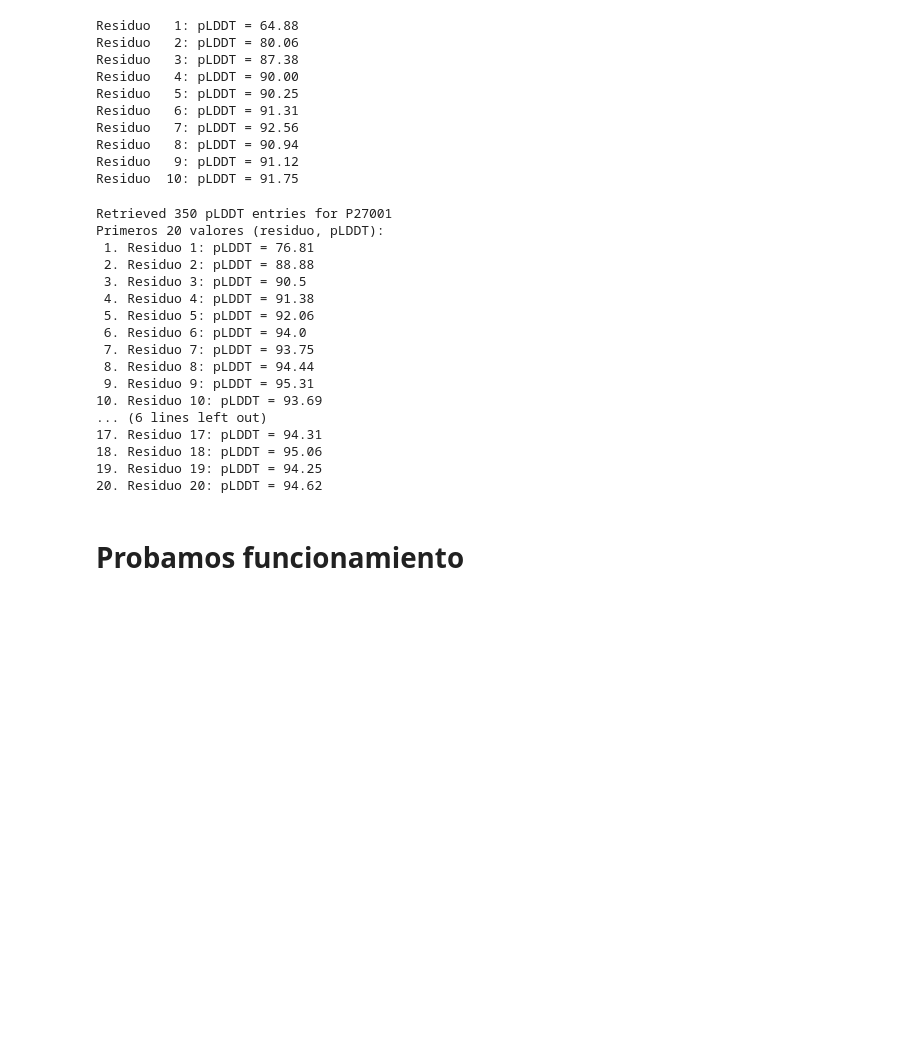
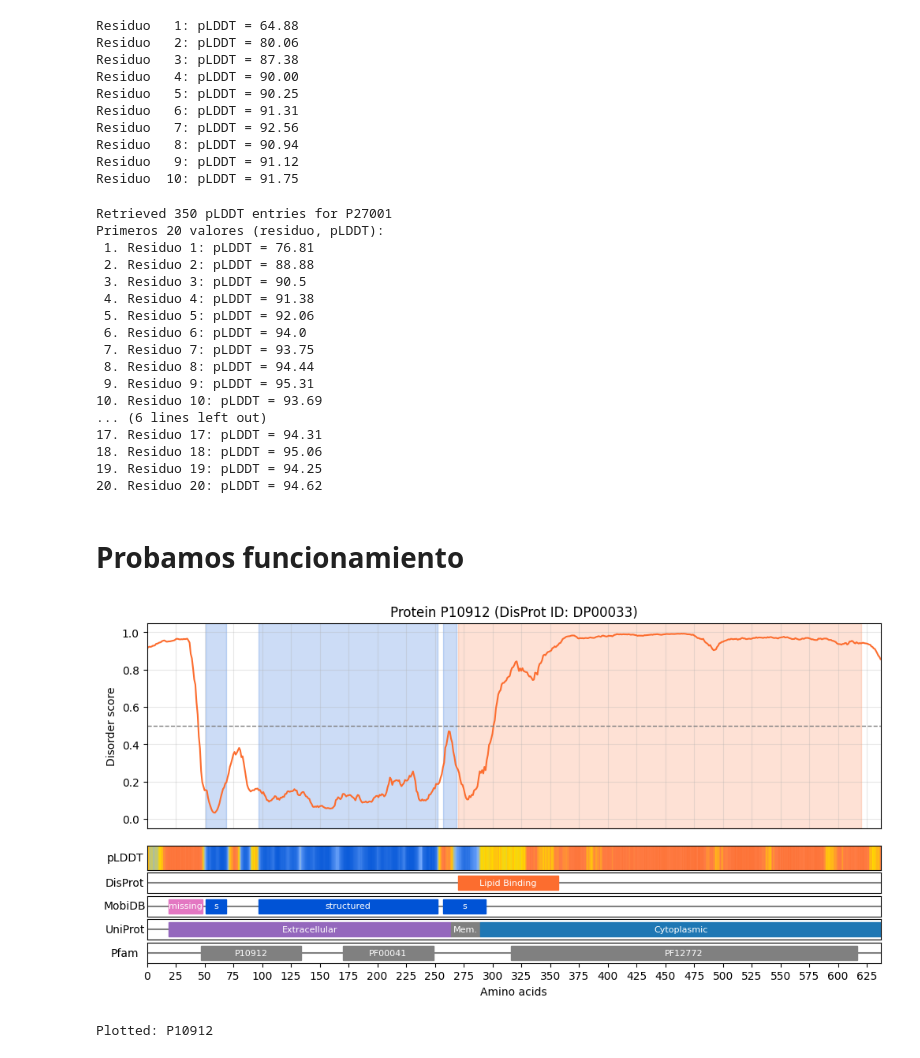
Before and after one commit to sofiaaduarte/emb2dis, a Jupyter notebook: notebooks/plot_disorder-AF.ipynb, the cells around one changed output. Cells and saved outputs as stored; diff of their text form; code cells hidden in the pictures; blank space fills up the shorter version.

Commit message:
Updates in plot

```diff
--- a/notebooks/plot_disorder-AF.ipynb
+++ b/notebooks/plot_disorder-AF.ipynb
@@ -297,4 +355,75 @@ Primeros 20 valores (residuo, pLDDT):
 20. Residuo 20: pLDDT = 94.62
 # %% [markdown]
 # Probamos funcionamiento
+# %%
+id = "P10912"
+
+c = {
+    "missing": "#e377c2ff",
+    "structured": "#0053D6",
+}
+# %%
+# Ejecutar get_domain_graphs_with_plddt para una proteína
+results_path = Path("../model/ESM2/model0/")
+# results_path = Path("/home/sduarte/emb2dis/emb2dis_sofiaaduarte/model/esmc_600m/model0/")
+
+# Múltiples pistas/paneles de regiones
+custom_region_tracks = [
+    {
+        "label": "DisProt",
+        "regions": [
+            (270, 357, "#FC6D2F", "Lipid Binding"),
+        ]
+    },
+    {
+        "label": "MobiDB",
+        "regions": [
+            (19, 48, c['missing'], "missing"),
+            (51, 69, c['structured'], "s"),
+            (97, 252, c['structured'], "structured"),
+            (257, 294, c['structured'], "s")
+        ]
+    },
+    {
+        "label": "UniProt",
+        "regions": [
+            (19, 264, "#9467bdff", "Extracellular"),
+            (264, 289, "gray", "Mem."),
+            (289, 638, "#1e77b4ff", "Cytoplasmic"),
+        ]
+    },
+    {
+        "label": "Pfam",
+        "regions": [
+            (47, 134, "gray", "P10912"),
+            (170, 249, "gray", "PF00041"),
+            (316, 617, "gray", "PF12772")
+        ]
+    },
+]
+
+dataset = 'train'
+
+protein = {
+    'disprot_id': id,
+    'uniprot_id': id
+}
+
+try:
+    get_domain_graphs_with_plddt(protein=protein["disprot_id"],
+                                 results_path=results_path,
+                                 dataset=dataset,
+                                 uniprot_id=protein['uniprot_id'],
+                                 title=f"Protein {protein['uniprot_id']} (DisProt ID: DP00033)",
+                                 save_pdf=False,
+                                 output_dir="./disorder_plddt_test_plots",
+                                 threshold=0.5,
+                                 figsize=(12, 5.6),
+                                 region_tracks=custom_region_tracks
+                                 )
+except Exception as e:
+    print("Error al ejecutar get_domain_graphs_with_plddt:", e)
+# %% [output]
+[figure, added]
+Plotted: P10912
 # %%
```
Also changed, not shown: parts of 4 cells of this notebook.
